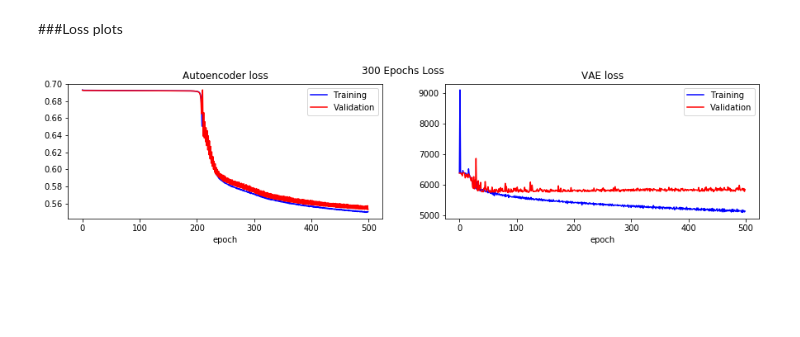
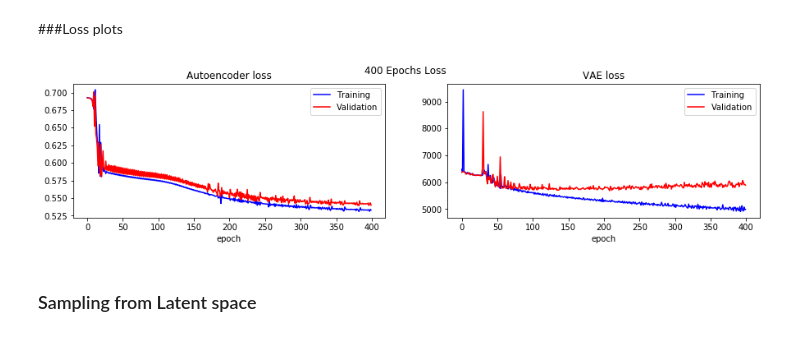
Before and after one commit to kylelee417/AI_Data_Science_Portfolio, a Jupyter notebook: VAE V04.ipynb, the cells around one changed output. Saved outputs shown, nothing was run; the diff lists cells and outputs as text; code cells hidden in the pictures; blank space fills up the shorter version.

```diff
--- a/VAE V04.ipynb
+++ b/VAE V04.ipynb
@@ -247,6 +258,6 @@ _________________________________________________________________
 # %%
 autoencoder.fit(train_data, train_data,
-                epochs=500,
+                epochs=400,
                 steps_per_epoch=int(len(train_data)/64),
                 validation_steps=int(len(test_data)/64),
                 shuffle=False,
@@ -389,16 +402,18 @@ latent_dim = 2
 
 input_img = Input(shape=(96,96,1))  # adapt this if using `channels_first` image data format
 
-# Conv2d x 4 deep layers
+# Conv2d x 6 deep layers
 
 x = Conv2D(32, (3, 3), activation='relu', strides=(2,2),padding='same')(input_img)
 x = Conv2D(64, (3, 3), activation='relu', strides=(2,2),padding='same')(x)
 x = Dropout(0.20)(x)
-x = Conv2D(64, (3, 3), activation='relu', strides=(2,2),padding='same')(x)
-x = Dropout(0.20)(x)
 x = Conv2D(128, (3, 3), activation='relu', strides=(2,2),padding='same')(x)
 x = Dropout(0.20)(x)
-encoded = Conv2D(128, (3, 3), activation='relu', strides=(2,2),padding='same')(x)
+x = Conv2D(254, (3, 3), activation='relu', strides=(2,2),padding='same')(x)
+x = Dropout(0.20)(x)
+x = Conv2D(512, (3, 3), activation='relu', strides=(2,2),padding='same')(x)
+x = Dropout(0.20)(x)
+encoded = Conv2D(1024, (3, 3), activation='relu', strides=(2,2),padding='same')(x)
 
 shape_before_flattening = K.int_shape(encoded)
 
@@ -438,29 +453,29 @@ decoder_input = Input(K.int_shape(z)[1:])
 
 
 #Expand to 1152 total pixels
-x = Dense(1152, activation='relu')(decoder_input)
+x = Dense(4096, activation='relu')(decoder_input)
 
 #Reshape (6 * 6 * 256)
 x = Reshape(shape_before_flattening[1:])(x)
 
 
 #Decoder
-x = Conv2DTranspose(128, (2,2),padding='same', activation='relu',strides=(2, 2))(x)
-x = Conv2D(128, (3, 3), activation='relu',strides =(2,2), padding='same')(x)
+x = Conv2DTranspose(1024, (2,2),padding='same', activation='relu',strides=(3, 3))(x)
+x = Conv2D(1024, (3, 3), activation='relu',strides =(2,2), padding='same')(x)
+x = UpSampling2D((2,2), interpolation='nearest')(x)
+x = Conv2DTranspose(512, (2,2),padding='same', activation='relu',strides=(2, 2))(x)
+x = Conv2D(512, (3, 3), activation='relu',strides =(2,2), padding='same')(x)
+x = UpSampling2D((2,2), interpolation='nearest')(x)
+x = Conv2DTranspose(256, (2,2),padding='same', activation='relu',strides=(2, 2))(x)
+x = Conv2D(256, (3, 3), activation='relu',strides =(2,2), padding='same')(x)
 x = UpSampling2D((2,2), interpolation='nearest')(x)
 x = Conv2DTranspose(128, (2,2),padding='same', activation='relu',strides=(2, 2))(x)
 x = Conv2D(128, (3, 3), activation='relu',strides =(2,2), padding='same')(x)
 x = UpSampling2D((2,2), interpolation='nearest')(x)
 x = Conv2DTranspose(64, (2,2),padding='same', activation='relu',strides=(2, 2))(x)
 x = Conv2D(64, (3, 3), activation='relu',strides =(2,2), padding='same')(x)
+x = Conv2D(1,(3,3), activation='sigmoid', padding='same')(x)
 x = UpSampling2D((2,2), interpolation='nearest')(x)
-x = Conv2DTranspose(64, (2,2),padding='same', activation='relu',strides=(2, 2))(x)
-x = Conv2D(64, (3, 3), activation='relu',strides =(2,2), padding='same')(x)
-x = UpSampling2D((2,2), interpolation='nearest')(x)
-x = Conv2DTranspose(32, (2,2),padding='same', activation='relu',strides=(2, 2))(x)
-x = Conv2D(32, (3, 3), activation='relu',strides =(2,2), padding='same')(x)
-x = UpSampling2D((2,2), interpolation='nearest')(x)
-x = Conv2D(1,(3,3), activation='sigmoid', padding='same')(x)
 
 # decoder model statement
 decoder = Model(decoder_input, x)
@@ -536,7 +542,7 @@ _________________________________________________________________
 # %%
 vae.fit(train_data,
         shuffle=False,
-        epochs=500,
+        epochs=400,
         steps_per_epoch= int(len(train_data)/64),
         validation_steps= int(len(test_data)/64),
         validation_data=(test_data,None),verbose=0)
@@ -617,18 +623,20 @@ plt.show()
 # %%
 loss = [autoencoder.history.history['loss'],autoencoder.history.history['val_loss']]
 loss1 = [vae.history.history['loss'],vae.history.history['val_loss']]
 
 fig, axes = plt.subplots(1,2,figsize = (15,3))
-fig.suptitle('500 Epochs Loss' )
+fig.suptitle('400 Epochs Loss' )
 for ax,val,name in zip(axes,(loss,loss1),['Autoencoder loss','VAE loss']):
         ax.plot(val[0], color='b', label="Training")
         ax.plot(val[1], color='r', label="Validation")
         ax.legend(loc='best')
         ax.set_xlabel('epoch')
         ax.set_ylabel('')
         ax.set_title(name)
 # %% [output]
-[figure, old version]
+[figure, new version]
+# %% [markdown]
+### Sampling from Latent space
 # %%
 # use the decoder network to take a peak at what samples from the latent space look like as we change the latent variables.
 # Display a 2D manifold of the images
```
Also changed, not shown: parts of 24 cells of this notebook.
